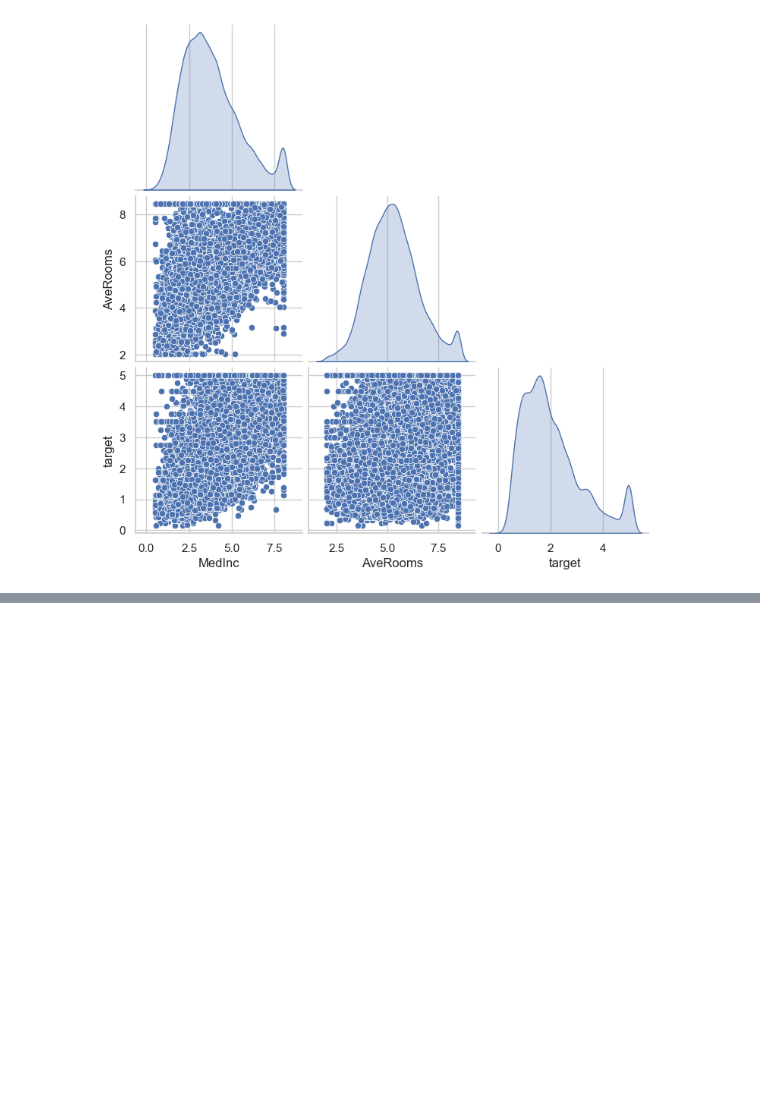
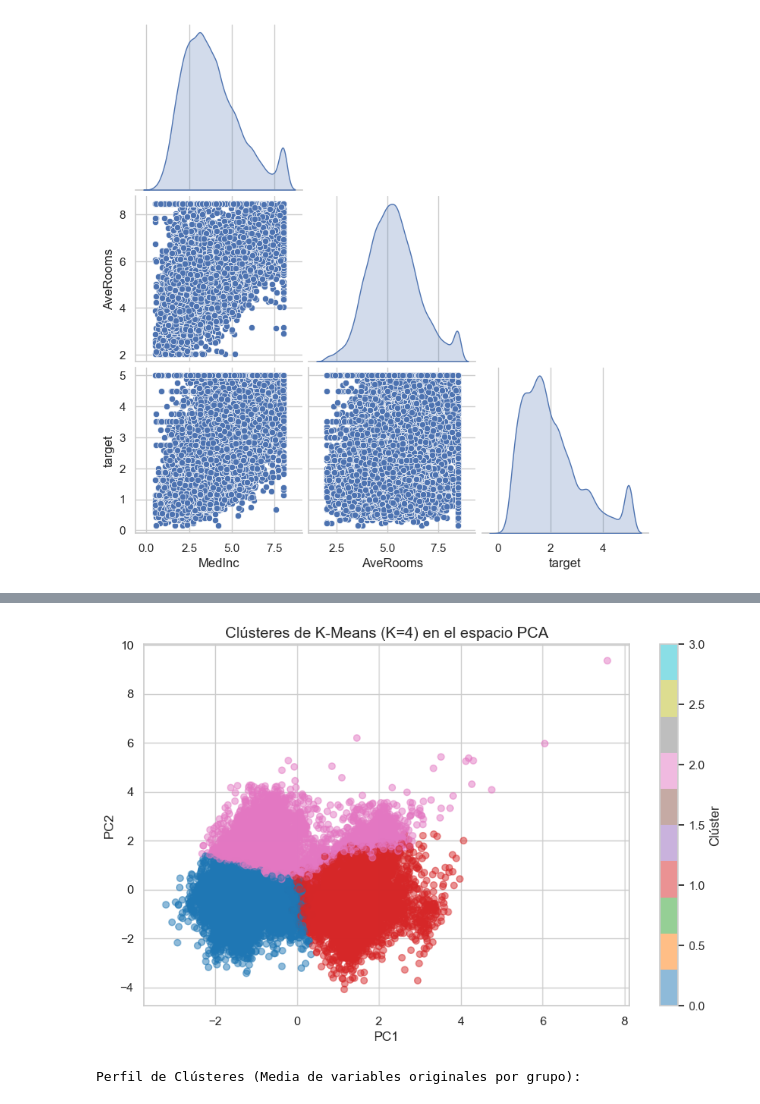
Before and after one commit to Elias-Orellana-umayor/examen-ml1, a Jupyter notebook: Examen.ipynb, the cells around one changed output, grey strips where cells are left out. Saved outputs shown, nothing was run; the diff lists cells and outputs as text; code cells hidden in the pictures; blank space fills up the shorter version.

```diff
--- a/Examen.ipynb
+++ b/Examen.ipynb
@@ -224,0 +376,24 @@ from sklearn.model_selection import train_test_split
+# %%
+# K Óptimo, Asignación de Clústeres y Perfilado
+k_optimo = 4
+kmeans_final = KMeans(n_clusters=k_optimo, random_state=42, n_init=10)
+clusters_train = kmeans_final.fit_predict(X_train_prep)
+
+plt.figure(figsize=(10, 6))
+plt.scatter(X_train_pca[:, 0], X_train_pca[:, 1], c=clusters_train, cmap='tab10', alpha=0.5)
+plt.title(f'Clústeres de K-Means (K={k_optimo}) en el espacio PCA', fontsize=14)
+plt.xlabel('PC1')
+plt.ylabel('PC2')
+plt.colorbar(label='Clúster')
+plt.savefig('figures/kmeans_clusters_pca.png', dpi=150)
+plt.show()
+
+X_train_con_cluster = X_train.copy()
+X_train_con_cluster['Cluster'] = clusters_train
+perfil_clusters = X_train_con_cluster.groupby('Cluster').mean()
+
+print("Perfil de Clústeres (Media de variables originales por grupo):")
+display(perfil_clusters)
+# %% [output]
+[figure, added]
+Perfil de Clústeres (Media de variables originales por grupo):
```
Also changed, not shown: parts of 7 cells of this notebook, 4 other files.
